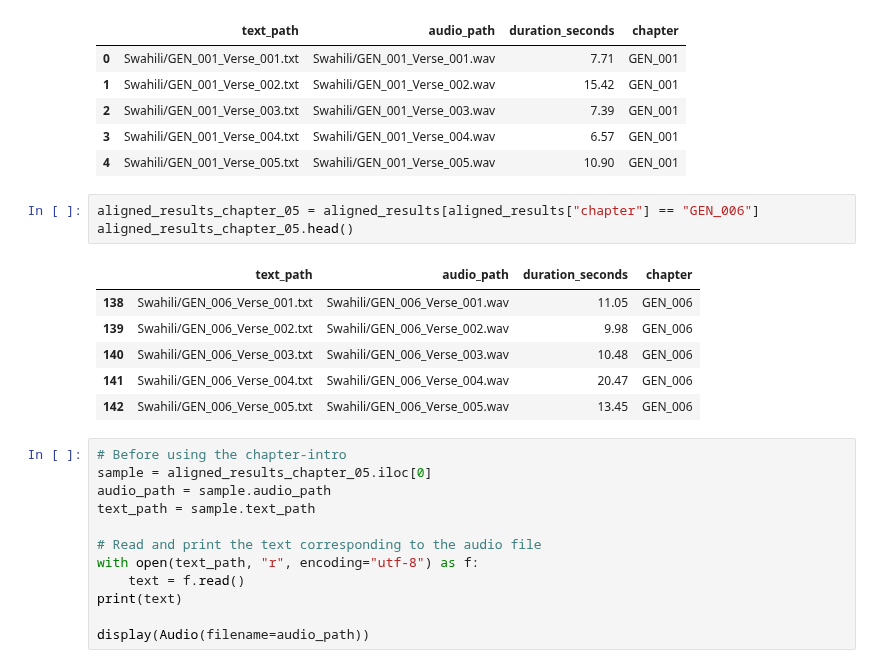
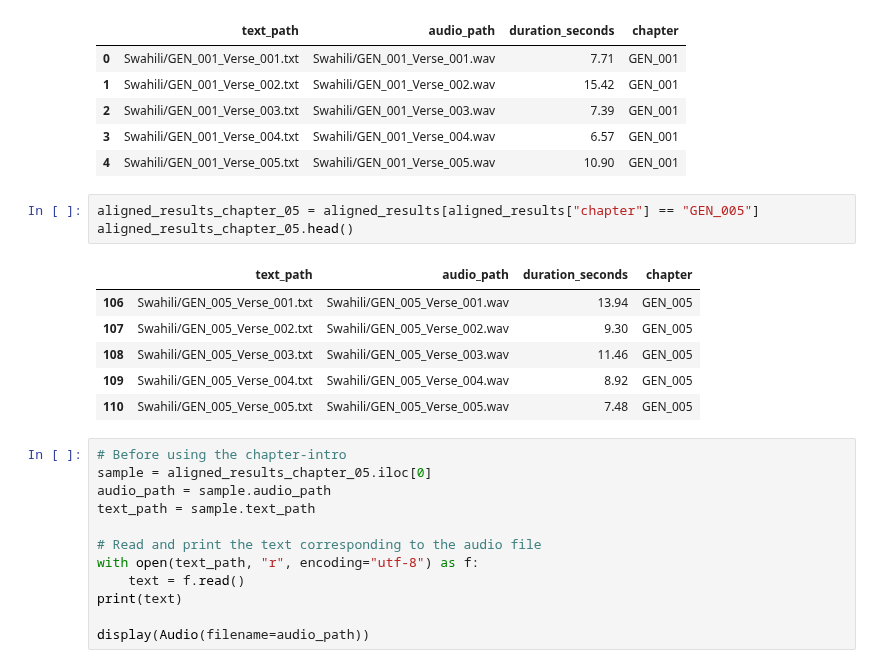
Before and after one commit to davidguzmanr/bible-tts-resources, a Jupyter notebook: dev.ipynb, the cells around one changed output. Drawn from its saved outputs; the diff is of its cells as text.

```diff
--- a/dev.ipynb
+++ b/dev.ipynb
@@ -737,15 +751,15 @@ aligned_results.head()
 | 3 | Swahili/GEN_001_Verse_004.txt | Swahili/GEN_001_Verse_004.wav | 6.57 | GEN_001 |
 | 4 | Swahili/GEN_001_Verse_005.txt | Swahili/GEN_001_Verse_005.wav | 10.90 | GEN_001 |
 # %%
-aligned_results_chapter_05 = aligned_results[aligned_results["chapter"] == "GEN_006"]
+aligned_results_chapter_05 = aligned_results[aligned_results["chapter"] == "GEN_005"]
 aligned_results_chapter_05.head()
 # %% [output]
 |  | text_path | audio_path | duration_seconds | chapter |
-| 138 | Swahili/GEN_006_Verse_001.txt | Swahili/GEN_006_Verse_001.wav | 11.05 | GEN_006 |
-| 139 | Swahili/GEN_006_Verse_002.txt | Swahili/GEN_006_Verse_002.wav | 9.98 | GEN_006 |
-| 140 | Swahili/GEN_006_Verse_003.txt | Swahili/GEN_006_Verse_003.wav | 10.48 | GEN_006 |
-| 141 | Swahili/GEN_006_Verse_004.txt | Swahili/GEN_006_Verse_004.wav | 20.47 | GEN_006 |
-| 142 | Swahili/GEN_006_Verse_005.txt | Swahili/GEN_006_Verse_005.wav | 13.45 | GEN_006 |
+| 106 | Swahili/GEN_005_Verse_001.txt | Swahili/GEN_005_Verse_001.wav | 13.94 | GEN_005 |
+| 107 | Swahili/GEN_005_Verse_002.txt | Swahili/GEN_005_Verse_002.wav | 9.30 | GEN_005 |
+| 108 | Swahili/GEN_005_Verse_003.txt | Swahili/GEN_005_Verse_003.wav | 11.46 | GEN_005 |
+| 109 | Swahili/GEN_005_Verse_004.txt | Swahili/GEN_005_Verse_004.wav | 8.92 | GEN_005 |
+| 110 | Swahili/GEN_005_Verse_005.txt | Swahili/GEN_005_Verse_005.wav | 7.48 | GEN_005 |
 # %%
 # Before using the chapter-intro
 sample = aligned_results_chapter_05.iloc[0]
```
Also changed, not shown: parts of 4 cells of this notebook, 1 other file.
